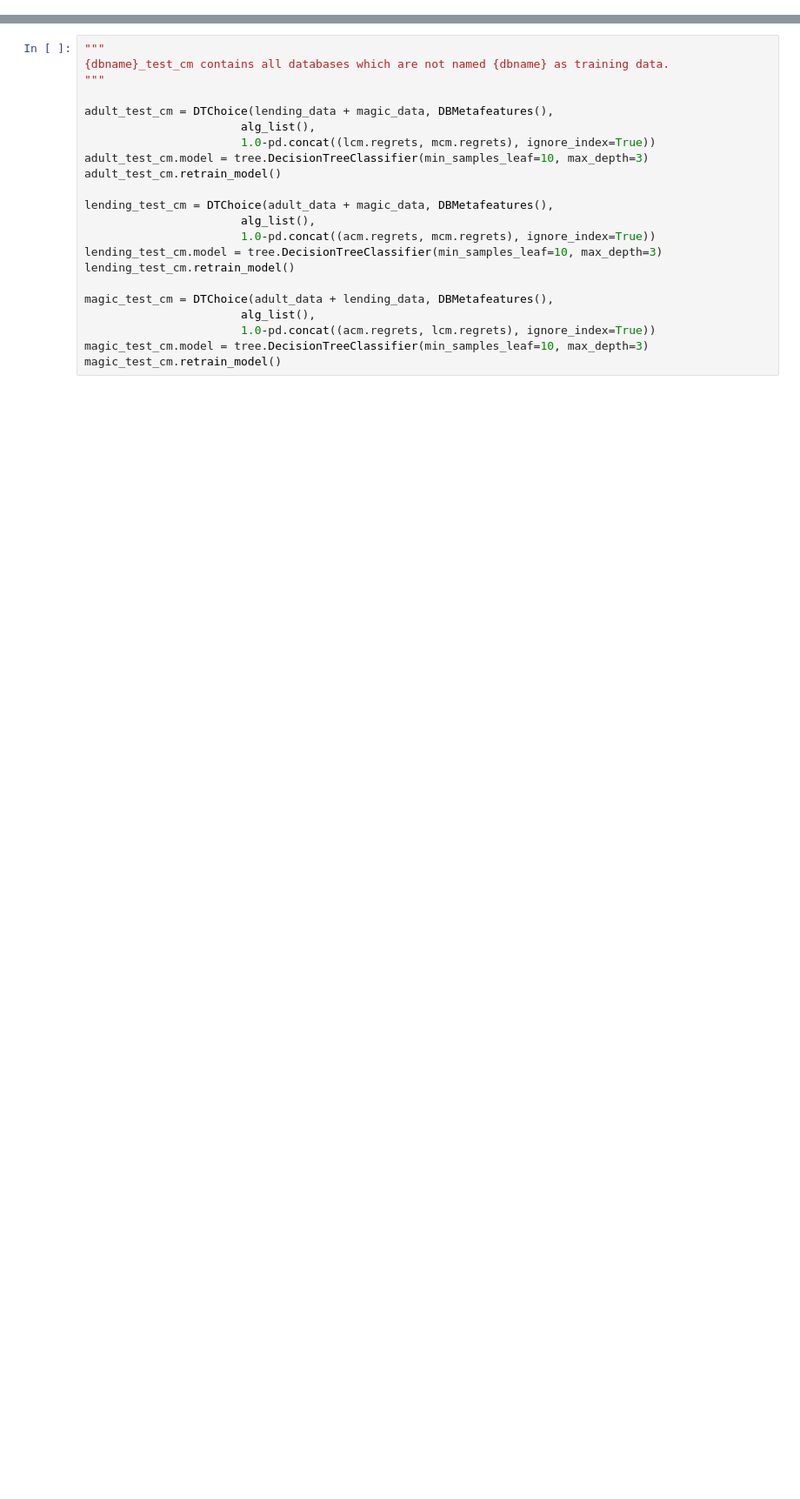
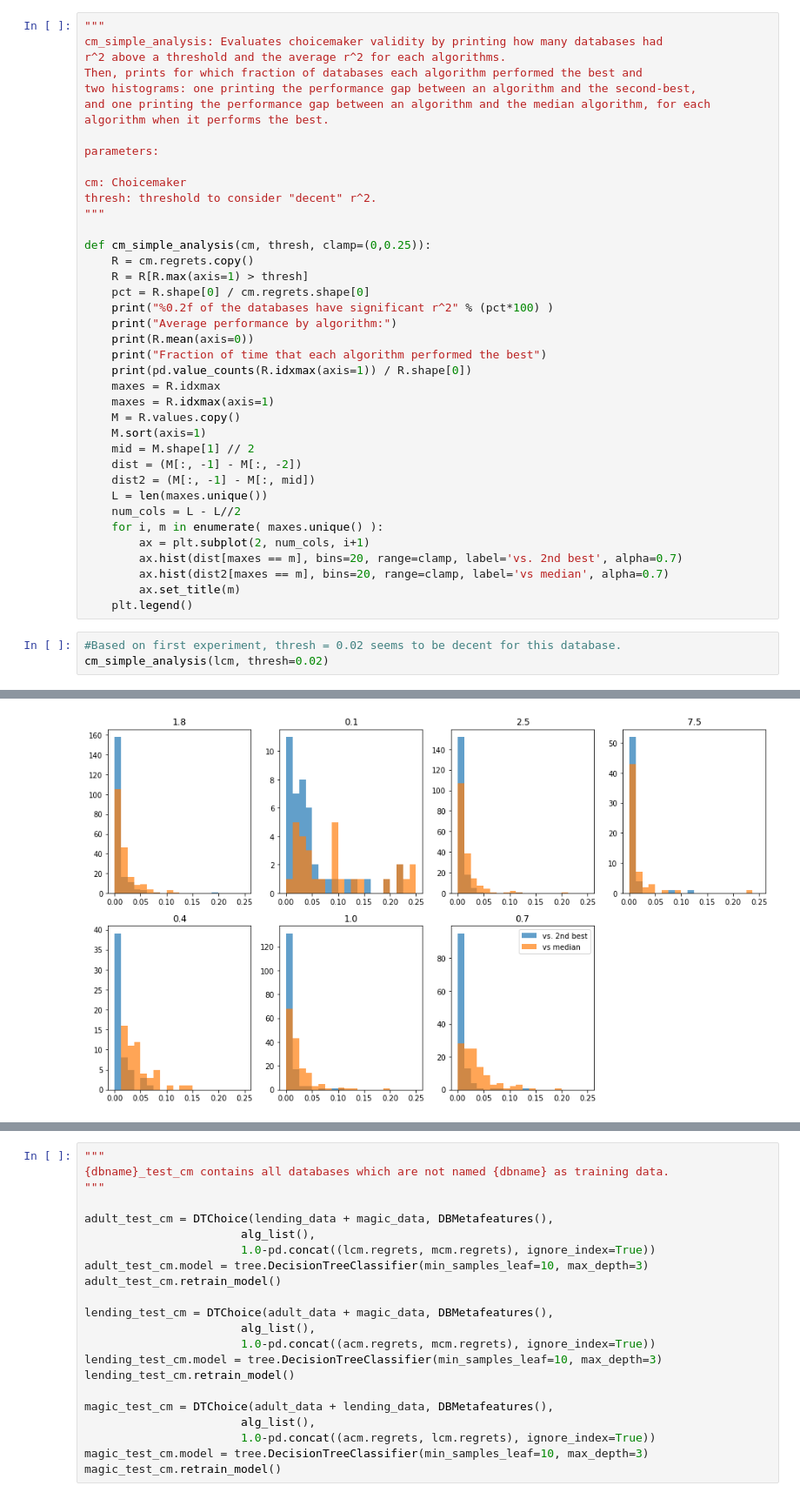
Before and after one commit to jimola/S18_Research, a Jupyter notebook: Python/LogRegChoice.ipynb, the cells around one changed output, grey strips where cells are left out. Shown at 87% size. Cells and saved outputs as stored; diff of their text form; blank space fills up the shorter version.

```diff
--- a/Python/LogRegChoice.ipynb
+++ b/Python/LogRegChoice.ipynb
@@ -322,0 +207,43 @@ and non-private cross-validation, averaged over each dataset in list i.
+# %%
+"""
+cm_simple_analysis: Evaluates choicemaker validity by printing how many databases had
+r^2 above a threshold and the average r^2 for each algorithms.
+Then, prints for which fraction of databases each algorithm performed the best and
+two histograms: one printing the performance gap between an algorithm and the second-best,
+and one printing the performance gap between an algorithm and the median algorithm, for each
+algorithm when it performs the best.
+
+parameters:
+
+cm: Choicemaker
+thresh: threshold to consider "decent" r^2.
+"""
+
+def cm_simple_analysis(cm, thresh, clamp=(0,0.25)):
+    R = cm.regrets.copy()
+    R = R[R.max(axis=1) > thresh]
+    pct = R.shape[0] / cm.regrets.shape[0]
+    print("%0.2f of the databases have significant r^2" % (pct*100) )
+    print("Average performance by algorithm:")
+    print(R.mean(axis=0))
+    print("Fraction of time that each algorithm performed the best")
+    print(pd.value_counts(R.idxmax(axis=1)) / R.shape[0])
+    maxes = R.idxmax
+    maxes = R.idxmax(axis=1)
+    M = R.values.copy()
+    M.sort(axis=1)
+    mid = M.shape[1] // 2
+    dist = (M[:, -1] - M[:, -2])
+    dist2 = (M[:, -1] - M[:, mid])
+    L = len(maxes.unique())
+    num_cols = L - L//2
+    for i, m in enumerate( maxes.unique() ):
+        ax = plt.subplot(2, num_cols, i+1)
+        ax.hist(dist[maxes == m], bins=20, range=clamp, label='vs. 2nd best', alpha=0.7)
+        ax.hist(dist2[maxes == m], bins=20, range=clamp, label='vs median', alpha=0.7)
+        ax.set_title(m)
+    plt.legend()
+# %%
+#Based on first experiment, thresh = 0.02 seems to be decent for this database.
+cm_simple_analysis(lcm, thresh=0.02)
+# %% [output]
@@ -322,0 +269 @@ and non-private cross-validation, averaged over each dataset in list i.
+[figure, added]
```
Also changed, not shown: parts of 108 cells of this notebook.
